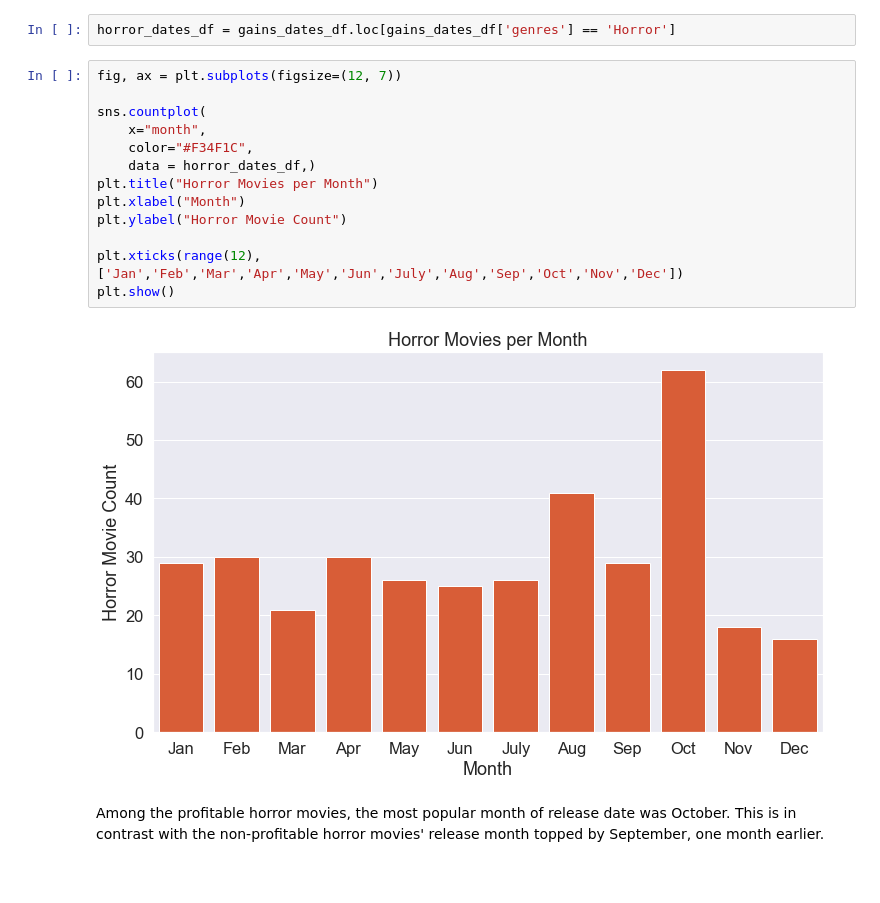
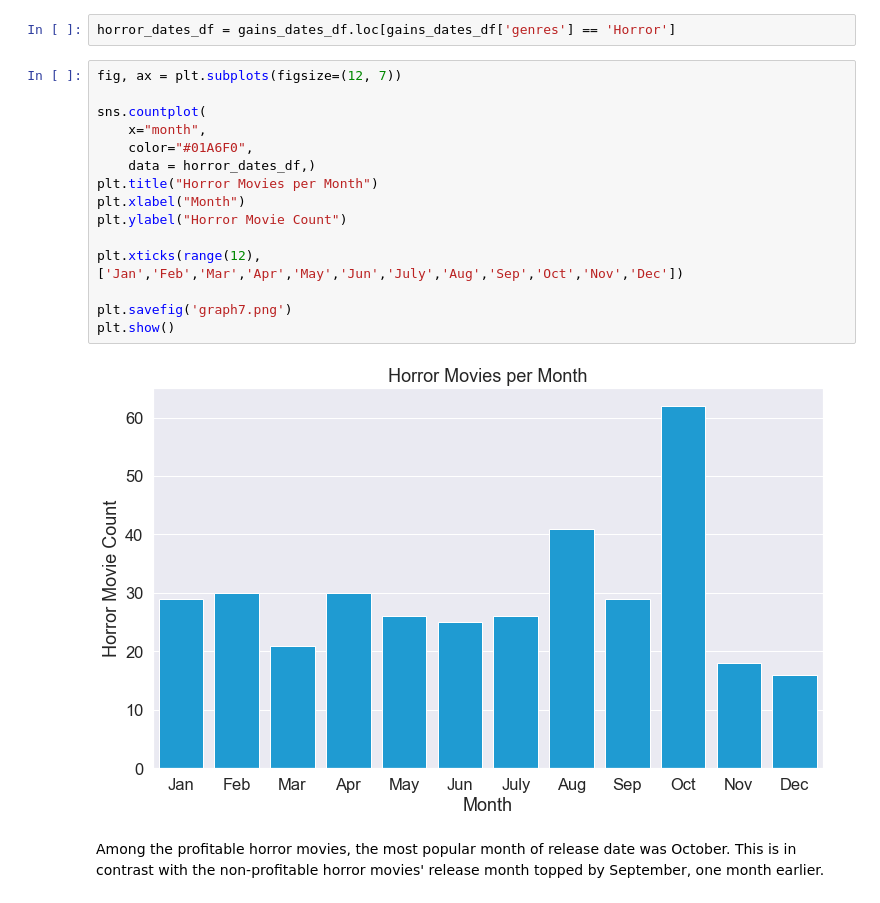
Before and after one commit to czarinagluna/Microsoft-Movie-Recommendations, a Jupyter notebook: microsoft-movie-recommendations.ipynb, the cells around one changed output. Drawn from its saved outputs; the diff is of its cells as text.

```diff
--- a/microsoft-movie-recommendations.ipynb
+++ b/microsoft-movie-recommendations.ipynb
@@ -494,18 +512,20 @@ horror_dates_df = gains_dates_df.loc[gains_dates_df['genres'] == 'Horror']
 # %%
 fig, ax = plt.subplots(figsize=(12, 7))
 
 sns.countplot(
     x="month",
-    color="#F34F1C",
+    color="#01A6F0",
     data = horror_dates_df,)
 plt.title("Horror Movies per Month")
 plt.xlabel("Month")
 plt.ylabel("Horror Movie Count")
 
 plt.xticks(range(12), ['Jan','Feb','Mar','Apr','May','Jun','July','Aug','Sep','Oct','Nov','Dec'])
+
+plt.savefig('graph7.png')
 plt.show()
 # %% [output]
-[figure, old version]
+[figure, new version]
 # %% [markdown]
 Among the profitable horror movies, the most popular month of release date was October. This is in contrast with the non-profitable horror movies' release month topped by September, one month earlier.
 # %%
```
Also changed, not shown: parts of 26 cells of this notebook, 9 other files.
